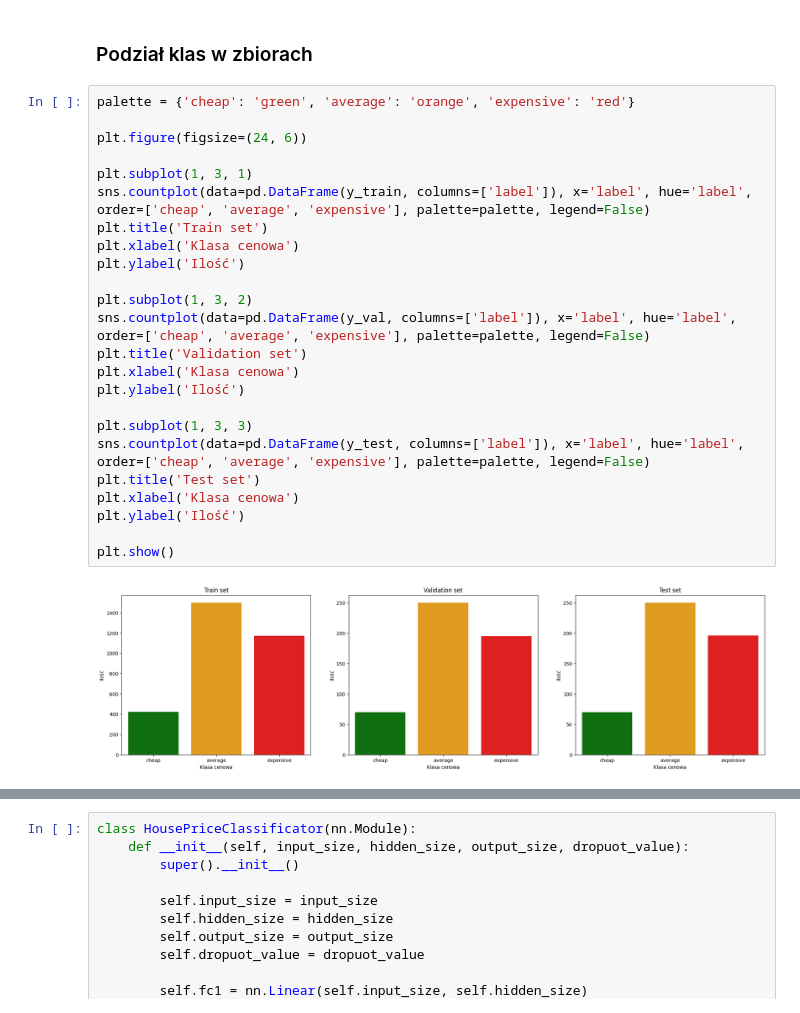
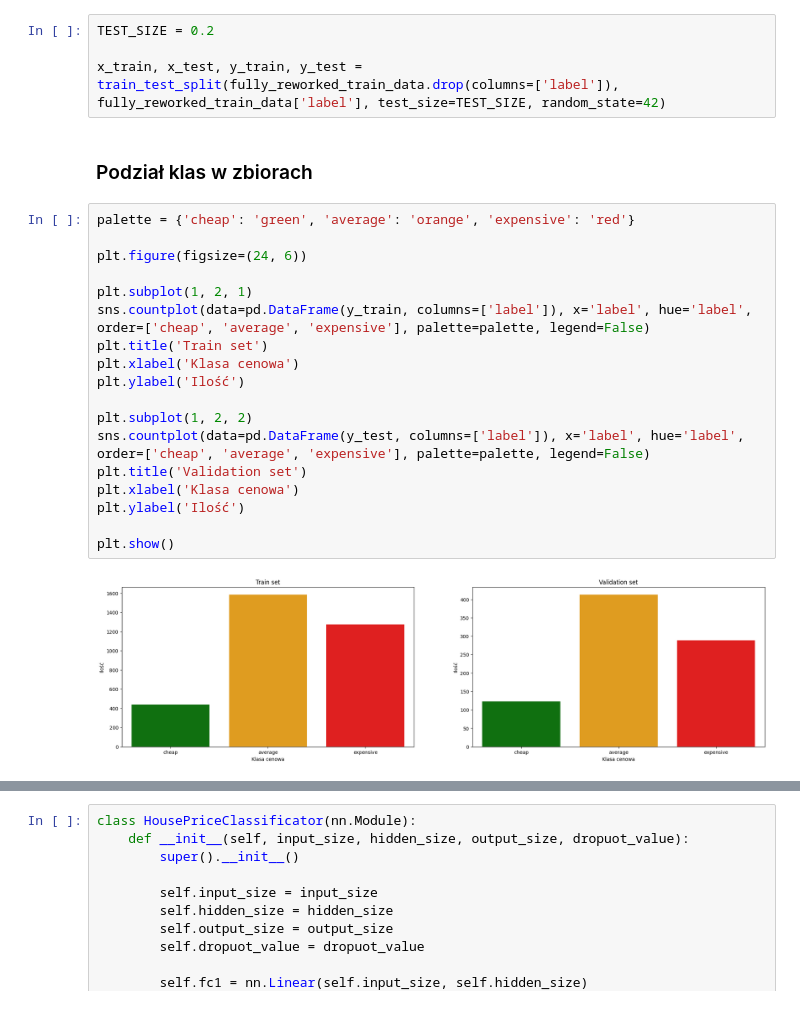
Before and after one commit to psiku/PW--SSNE, a Jupyter notebook: klasyfikacja_cen_mieszkań/klasyfikacja_cen_mieszkan.ipynb, the cells around one changed output, grey strips where cells are left out. Saved outputs shown, nothing was run; the diff lists cells and outputs as text.

Commit message:
Code refactor and some tests

```diff
--- a/klasyfikacja_cen_mieszkań/klasyfikacja_cen_mieszkan.ipynb
+++ b/klasyfikacja_cen_mieszkań/klasyfikacja_cen_mieszkan.ipynb
@@ -244,30 +344,28 @@ Test set size: 516
+# %%
+TEST_SIZE = 0.2
+
+x_train, x_test, y_train, y_test = train_test_split(fully_reworked_train_data.drop(columns=['label']), fully_reworked_train_data['label'], test_size=TEST_SIZE, random_state=42)
 # %% [markdown]
 ### Podział klas w zbiorach
 # %%
 palette = {'cheap': 'green', 'average': 'orange', 'expensive': 'red'}
 
 plt.figure(figsize=(24, 6))
 
-plt.subplot(1, 3, 1)
+plt.subplot(1, 2, 1)
 sns.countplot(data=pd.DataFrame(y_train, columns=['label']), x='label', hue='label', order=['cheap', 'average', 'expensive'], palette=palette, legend=False)
 plt.title('Train set')
 plt.xlabel('Klasa cenowa')
 plt.ylabel('Ilość')
 
-plt.subplot(1, 3, 2)
-sns.countplot(data=pd.DataFrame(y_val, columns=['label']), x='label', hue='label', order=['cheap', 'average', 'expensive'], palette=palette, legend=False)
+plt.subplot(1, 2, 2)
+sns.countplot(data=pd.DataFrame(y_test, columns=['label']), x='label', hue='label', order=['cheap', 'average', 'expensive'], palette=palette, legend=False)
 plt.title('Validation set')
 plt.xlabel('Klasa cenowa')
 plt.ylabel('Ilość')
 
-plt.subplot(1, 3, 3)
-sns.countplot(data=pd.DataFrame(y_test, columns=['label']), x='label', hue='label', order=['cheap', 'average', 'expensive'], palette=palette, legend=False)
-plt.title('Test set')
-plt.xlabel('Klasa cenowa')
-plt.ylabel('Ilość')
-
 plt.show()
 # %% [output]
-[figure, old version]
+[figure, new version]
 # %%
 print(f"Train set")
```
Also changed, not shown: parts of 72 cells of this notebook.
